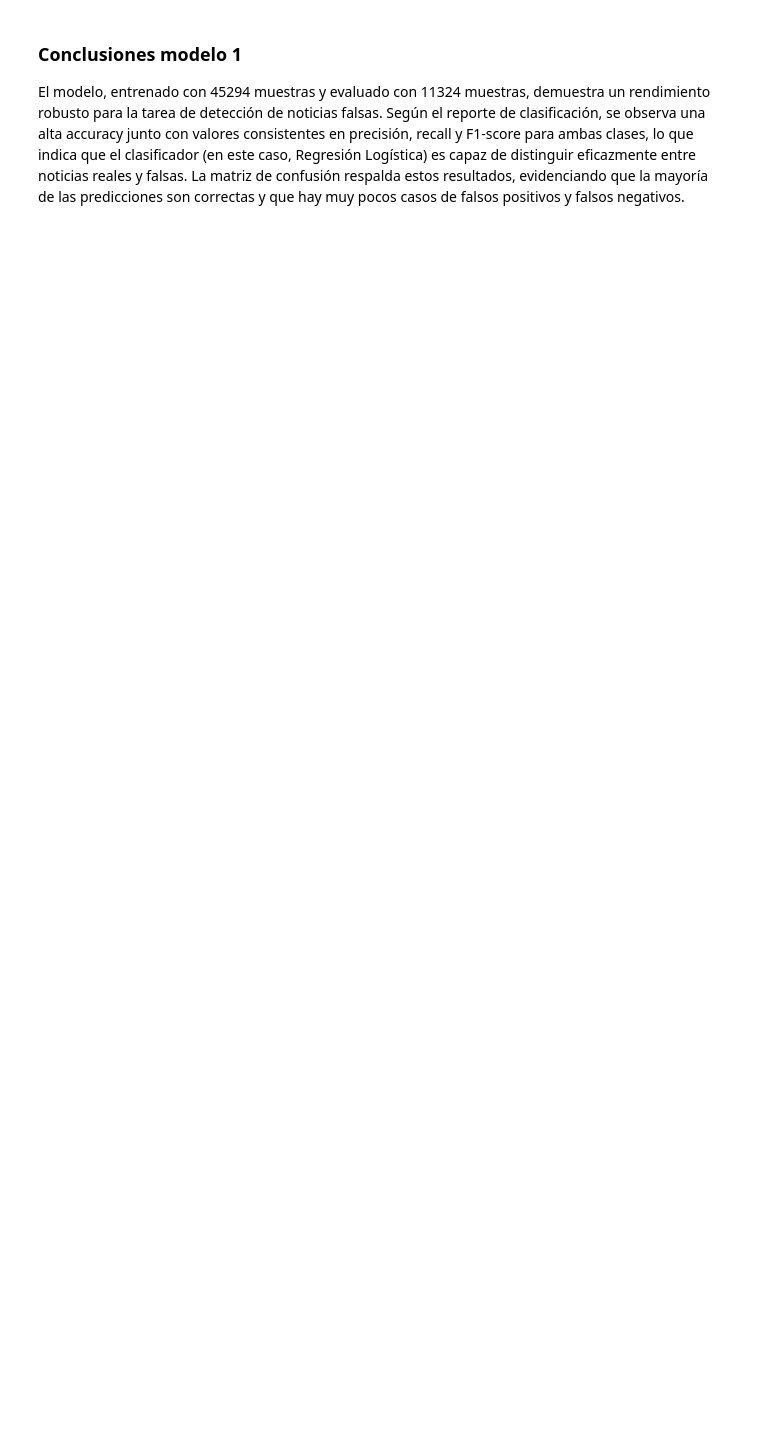
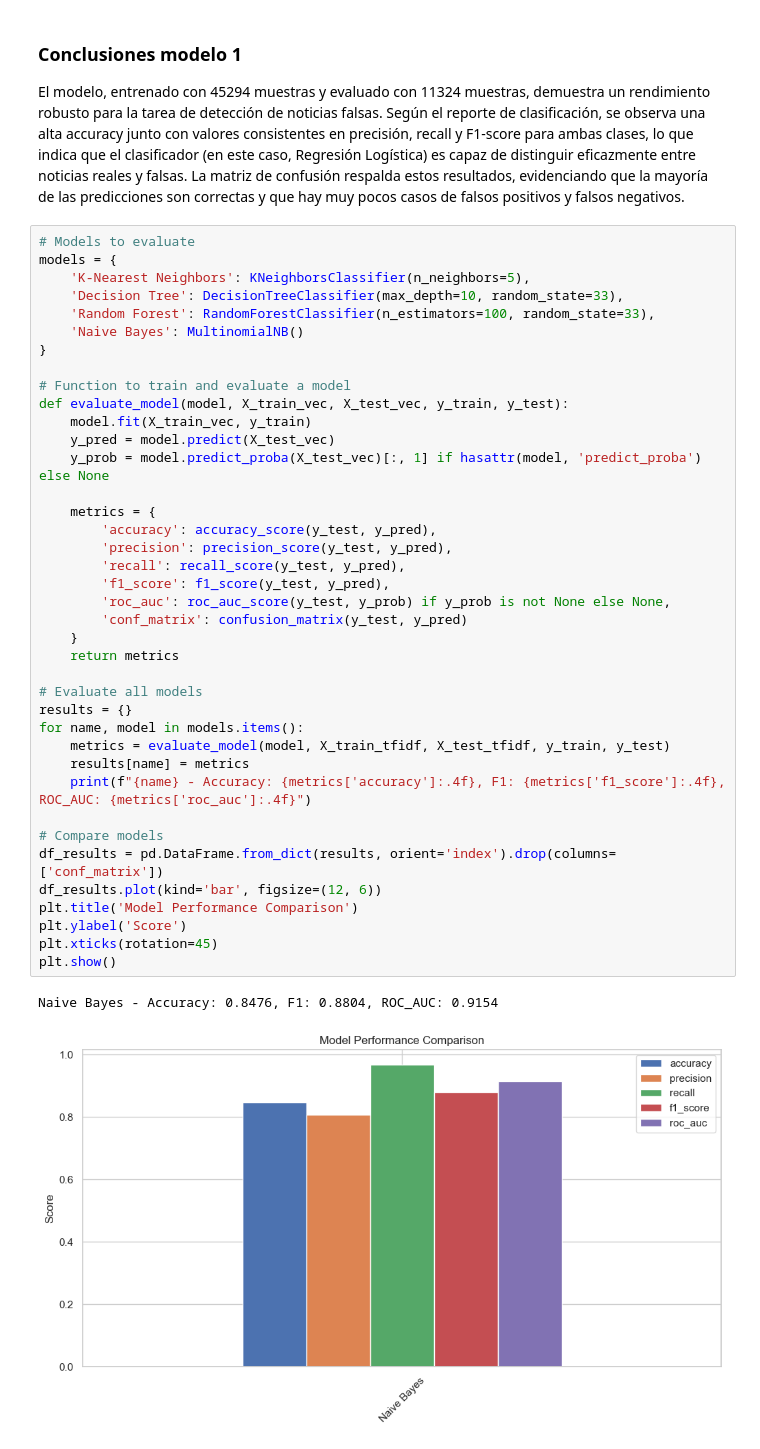
Before and after one commit to GROUP-BI/Proyecto1, a Jupyter notebook: Proyecto1_BI.ipynb, the cells around one changed output. Cells and saved outputs as stored; diff of their text form; blank space fills up the shorter version.

Commit message:
5 modelos

```diff
--- a/Proyecto1_BI.ipynb
+++ b/Proyecto1_BI.ipynb
@@ -396,3 +402,45 @@ plt.show()
 ### Conclusiones modelo 1
 
 El modelo, entrenado con 45294 muestras y evaluado con 11324 muestras, demuestra un rendimiento robusto para la tarea de detección de noticias falsas. Según el reporte de clasificación, se observa una alta accuracy junto con valores consistentes en precisión, recall y F1-score para ambas clases, lo que indica que el clasificador (en este caso, Regresión Logística) es capaz de distinguir eficazmente entre noticias reales y falsas. La matriz de confusión respalda estos resultados, evidenciando que la mayoría de las predicciones son correctas y que hay muy pocos casos de falsos positivos y falsos negativos.
+# %%
+# Models to evaluate
+models = {
+    'K-Nearest Neighbors': KNeighborsClassifier(n_neighbors=5),
+    'Decision Tree': DecisionTreeClassifier(max_depth=10, random_state=33),
+    'Random Forest': RandomForestClassifier(n_estimators=100, random_state=33),
+    'Naive Bayes': MultinomialNB()
+}
+
+# Function to train and evaluate a model
+def evaluate_model(model, X_train_vec, X_test_vec, y_train, y_test):
+    model.fit(X_train_vec, y_train)
+    y_pred = model.predict(X_test_vec)
+    y_prob = model.predict_proba(X_test_vec)[:, 1] if hasattr(model, 'predict_proba') else None
+
+    metrics = {
+        'accuracy': accuracy_score(y_test, y_pred),
+        'precision': precision_score(y_test, y_pred),
+        'recall': recall_score(y_test, y_pred),
+        'f1_score': f1_score(y_test, y_pred),
+        'roc_auc': roc_auc_score(y_test, y_prob) if y_prob is not None else None,
+        'conf_matrix': confusion_matrix(y_test, y_pred)
+    }
+    return metrics
+
+# Evaluate all models
+results = {}
+for name, model in models.items():
+    metrics = evaluate_model(model, X_train_tfidf, X_test_tfidf, y_train, y_test)
+    results[name] = metrics
+    print(f"{name} - Accuracy: {metrics['accuracy']:.4f}, F1: {metrics['f1_score']:.4f}, ROC_AUC: {metrics['roc_auc']:.4f}")
+
+# Compare models
+df_results = pd.DataFrame.from_dict(results, orient='index').drop(columns=['conf_matrix'])
+df_results.plot(kind='bar', figsize=(12, 6))
+plt.title('Model Performance Comparison')
+plt.ylabel('Score')
+plt.xticks(rotation=45)
+plt.show()
+# %% [output]
+Naive Bayes - Accuracy: 0.8476, F1: 0.8804, ROC_AUC: 0.9154
+[figure, added]
```
Also changed, not shown: parts of 7 cells of this notebook.
